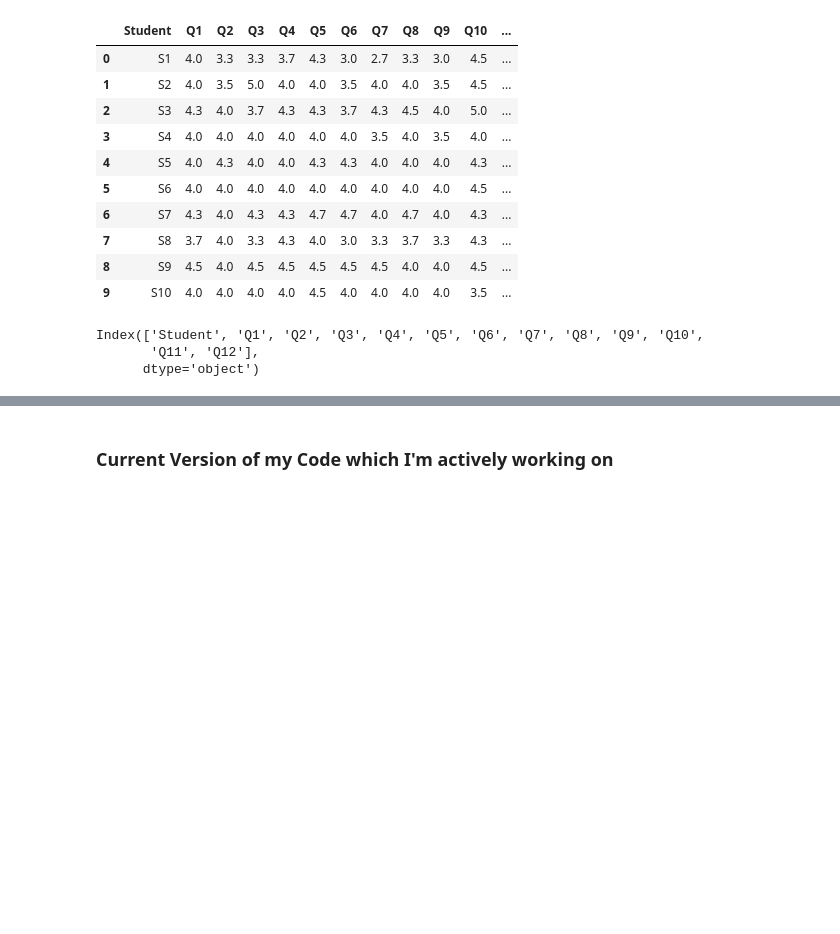
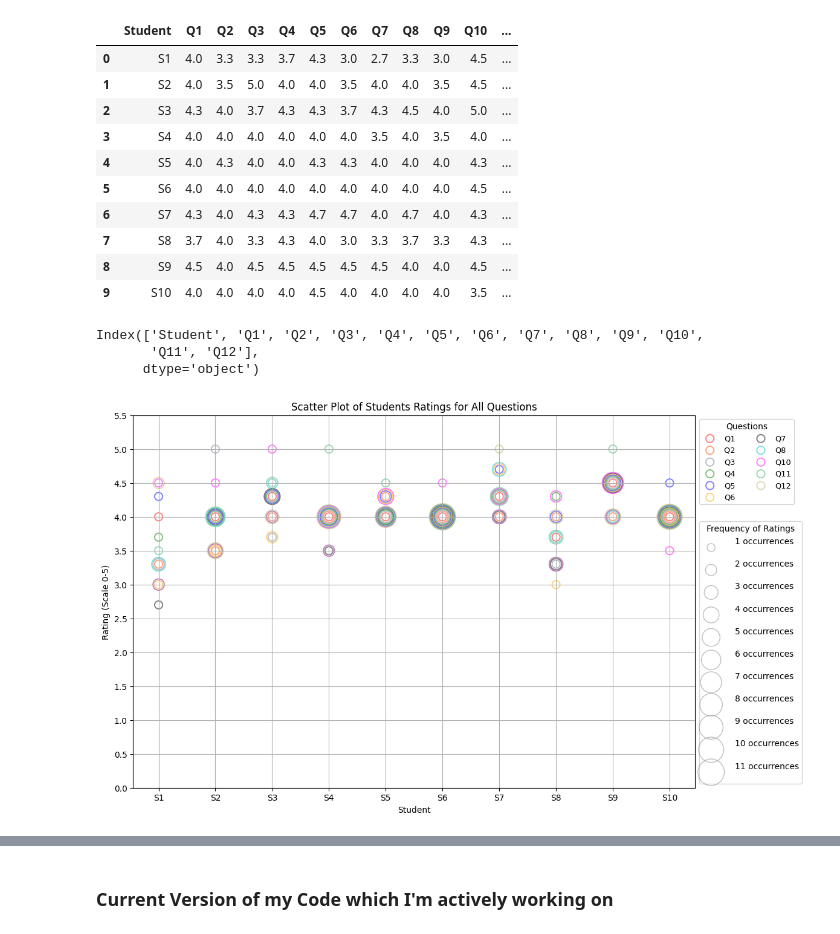
Before and after one commit to Graviton12/NOYCE_Visualizations, a Jupyter notebook: Noyce_viz_plot.ipynb, the cells around one changed output, grey strips where cells are left out. Drawn from its saved outputs; the diff is of its cells as text; code cells hidden in the pictures; blank space fills up the shorter version.

```diff
--- a/Noyce_viz_plot.ipynb
+++ b/Noyce_viz_plot.ipynb
@@ -51,3 +51,60 @@ student_data.columns
 Index(['Student', 'Q1', 'Q2', 'Q3', 'Q4', 'Q5', 'Q6', 'Q7', 'Q8', 'Q9', 'Q10',
        'Q11', 'Q12'],
       dtype='object')
+# %%
+import matplotlib.pyplot as plt
+import numpy as np
+import pandas as pd
+
+# Load the dataset from the uploaded CSV file
+student_data = pd.read_csv('Noyce_data.csv')
+
+# Function to assign color to each question
+def question_color(ques_column_name):
+    color_dict = {
+        'Q1': 'red', 'Q2': 'orangered', 'Q3': 'slategray', 'Q4': 'green', 'Q5': 'blue',
+        'Q6': 'orange', 'Q7': 'black', 'Q8': 'c', 'Q9': 'purple', 'Q10': 'magenta',
+        'Q11': 'mediumseagreen', 'Q12': 'darkkhaki'
+    }
+    return color_dict.get(ques_column_name, 'orangered')
+
+# Base size for all questions
+base_size = 90
+
+# Adjusting the plot to use the same base size for all questions but vary size by frequency of occurrence
+plt.figure(figsize=(12, 8))
+
+# Initialize a dictionary to store frequency counts for stacking sizes
+frequency_dict = {}
+
+for question in student_data.columns[1:]:
+    for idx, student in enumerate(student_data['Student ']):
+        rating = student_data.loc[student_data['Student '] == student, question].item()
+        key = (idx, rating)
+        if key not in frequency_dict:
+            frequency_dict[key] = 0
+        frequency_dict[key] += 1
+        size = base_size * frequency_dict[key]  # Scale size based on frequency of this rating for this student
+        plt.scatter([idx], [rating], s=size, facecolors='none', edgecolors=question_color(question), alpha=0.5, linewidth=1.40, label=question if frequency_dict[key] == 1 else "", marker='o')
+
+# Create and adjust legends and labels
+handles, labels = plt.gca().get_legend_handles_labels()
+by_label = dict(zip(labels, handles))
+legend1 = plt.legend(by_label.values(), by_label.keys(), loc='upper left', bbox_to_anchor=(1, 1), fontsize=9.25, ncol=2, title="Questions")
+plt.gca().add_artist(legend1)  # Re-add the first legend
+
+handles_sizes = [plt.scatter([], [], s=base_size*(i+1), facecolors='none', edgecolors='gray', alpha=0.5) for i in range(11)]
+labels_sizes = [f'{i+1} occurrences\n' for i in range(11)]
+legend2 = plt.legend(handles_sizes, labels_sizes, title="Frequency of Ratings", loc='lower left', fontsize=10, handletextpad=1.8, bbox_to_anchor=(1, 0))
+
+# Set plot details
+plt.xlabel('Student')
+plt.ylabel('Rating (Scale 0-5)')
+plt.title('Scatter Plot of Students Ratings for All Questions')
+plt.yticks(np.arange(0, 6, 0.5))
+plt.xticks(ticks=np.arange(len(student_data['Student '])), labels=student_data['Student '])
+plt.grid(True)
+
+plt.show()
+# %% [output]
+[figure, added]
```
Also changed, not shown: parts of 5 cells of this notebook.
